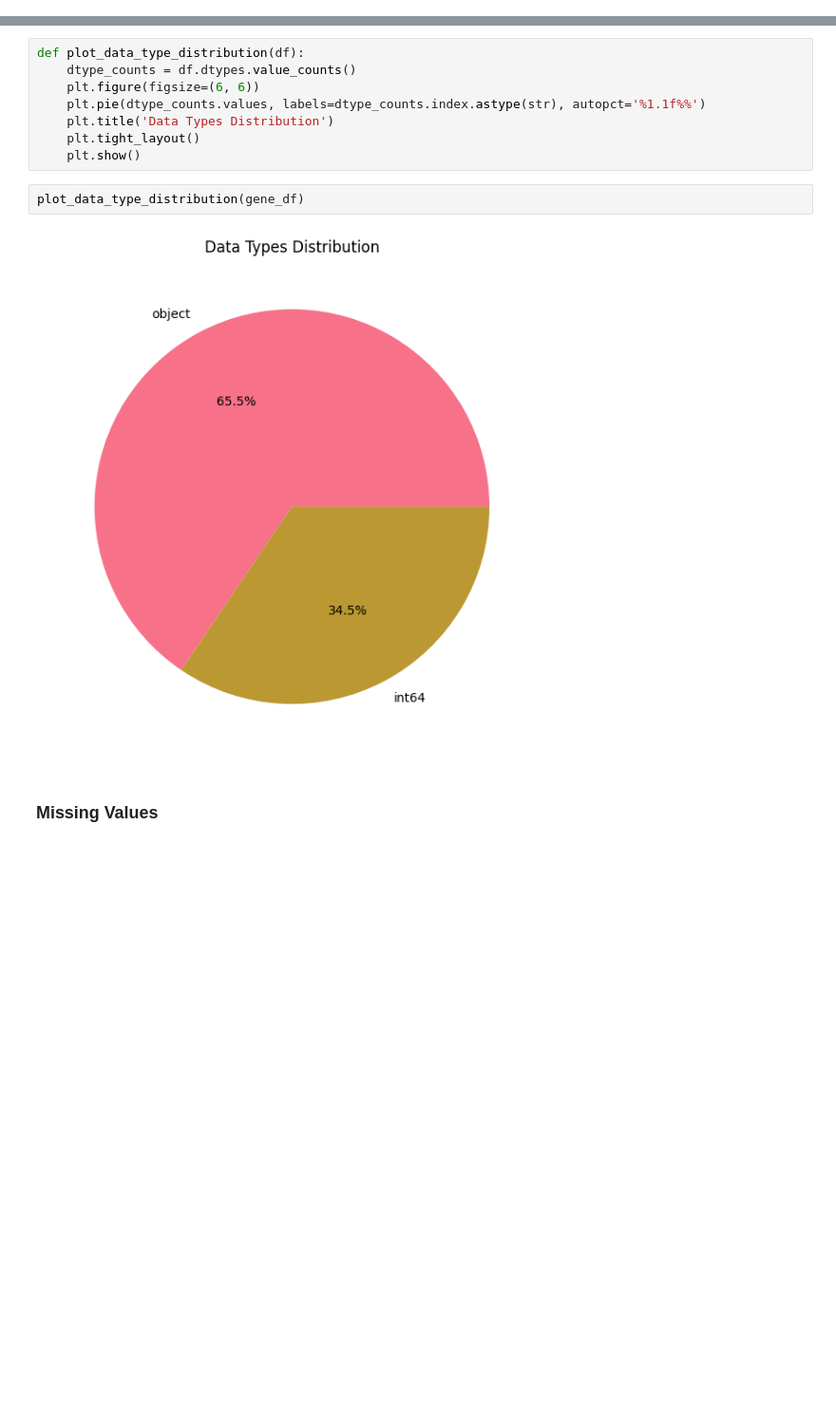
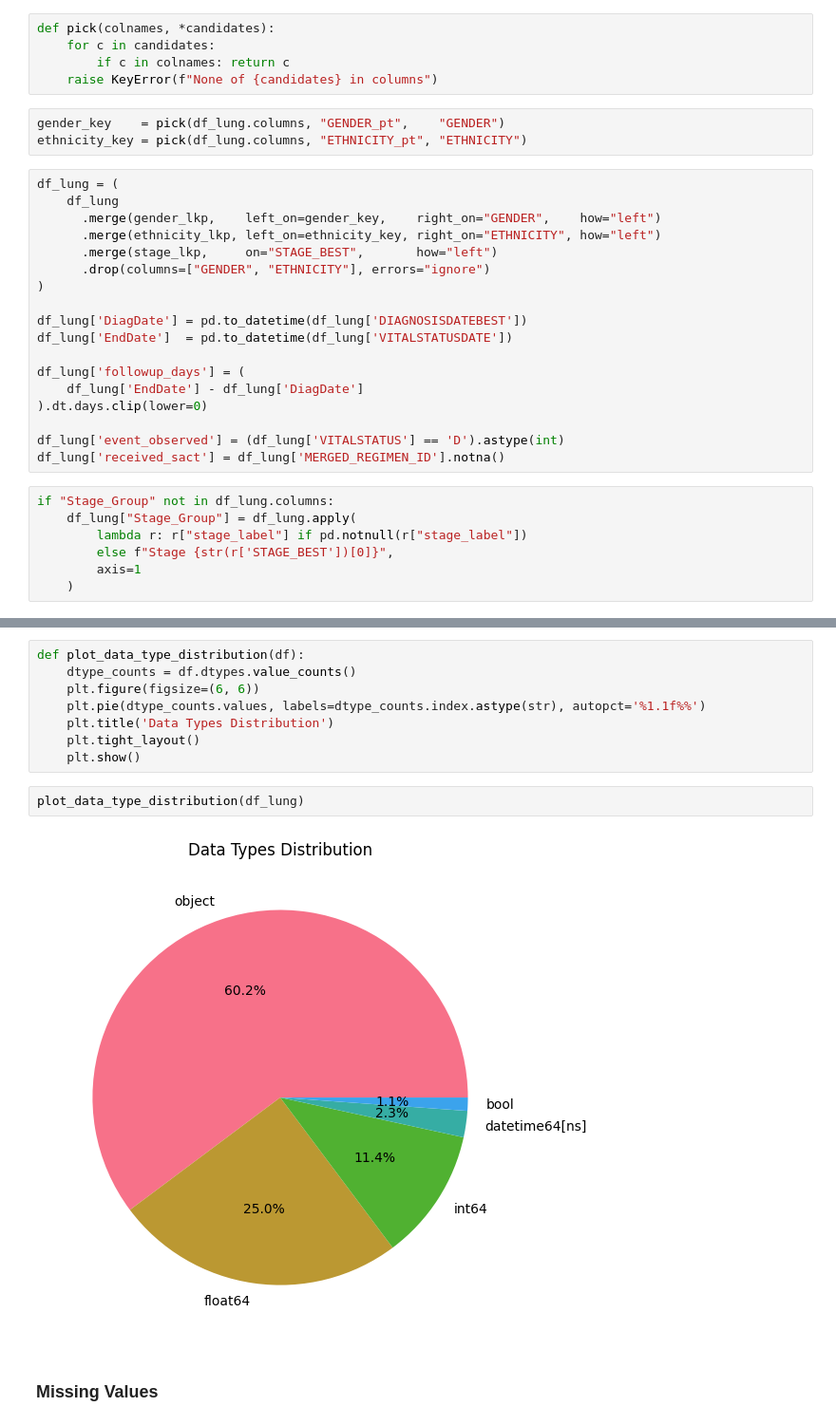
Before and after one commit to Foluwa/HDR_Group_8_Tech_Challenge, a Jupyter notebook: notebooks/FOLU_HDRUK.ipynb, the cells around one changed output, grey strips where cells are left out. Shown at 95% size. Drawn from its saved outputs; the diff is of its cells as text; blank space fills up the shorter version.

```diff
--- a/notebooks/FOLU_HDRUK.ipynb
+++ b/notebooks/FOLU_HDRUK.ipynb
@@ -106,0 +126,33 @@ rtds_df = pd.read_csv(os.path.join(DATA_DIR, "sim_rtds_combined.csv"))
+# %%
+def pick(colnames, *candidates):
+    for c in candidates:
+        if c in colnames: return c
+    raise KeyError(f"None of {candidates} in columns")
+# %%
+gender_key    = pick(df_lung.columns, "GENDER_pt",    "GENDER")
+ethnicity_key = pick(df_lung.columns, "ETHNICITY_pt", "ETHNICITY")
+# %%
+df_lung = (
+    df_lung
+      .merge(gender_lkp,    left_on=gender_key,    right_on="GENDER",    how="left")
+      .merge(ethnicity_lkp, left_on=ethnicity_key, right_on="ETHNICITY", how="left")
+      .merge(stage_lkp,     on="STAGE_BEST",       how="left")
+      .drop(columns=["GENDER", "ETHNICITY"], errors="ignore")
+)
+
+df_lung['DiagDate'] = pd.to_datetime(df_lung['DIAGNOSISDATEBEST'])
+df_lung['EndDate']  = pd.to_datetime(df_lung['VITALSTATUSDATE'])
+
+df_lung['followup_days'] = (
+    df_lung['EndDate'] - df_lung['DiagDate']
+).dt.days.clip(lower=0)
+
+df_lung['event_observed'] = (df_lung['VITALSTATUS'] == 'D').astype(int)
+df_lung['received_sact'] = df_lung['MERGED_REGIMEN_ID'].notna()
+# %%
+if "Stage_Group" not in df_lung.columns:
+    df_lung["Stage_Group"] = df_lung.apply(
+        lambda r: r["stage_label"] if pd.notnull(r["stage_label"])
+        else f"Stage {str(r['STAGE_BEST'])[0]}",
+        axis=1
+    )
@@ -117,9 +221,9 @@ def plot_data_type_distribution(df):
     plt.tight_layout()
     plt.show()
 # %%
-plot_data_type_distribution(gene_df)
+plot_data_type_distribution(df_lung)
 # %% [output]
-[figure, old version]
+[figure, new version]
 # %% [markdown]
 ### Missing Values
 # %%
```
Also changed, not shown: parts of 67 cells of this notebook.
